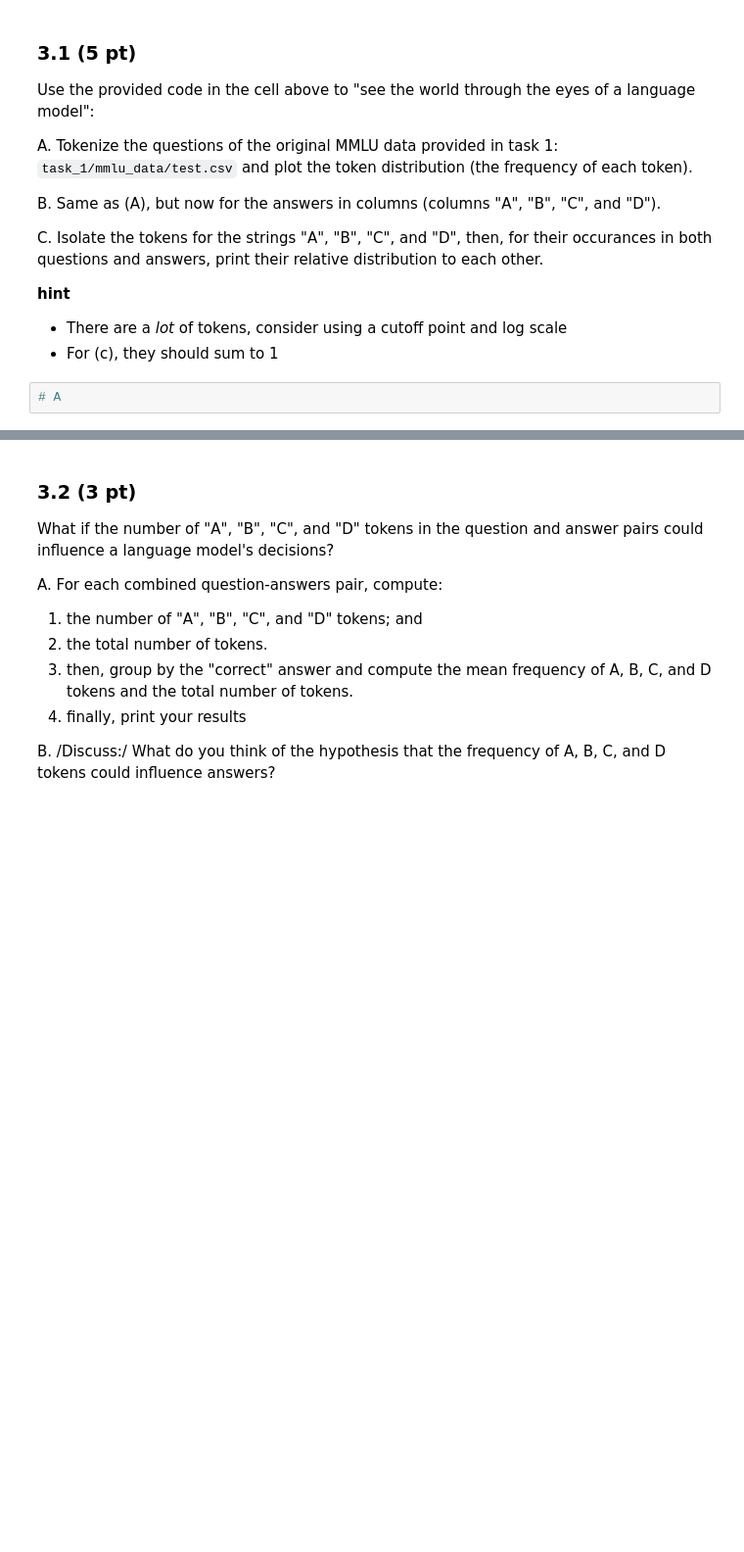
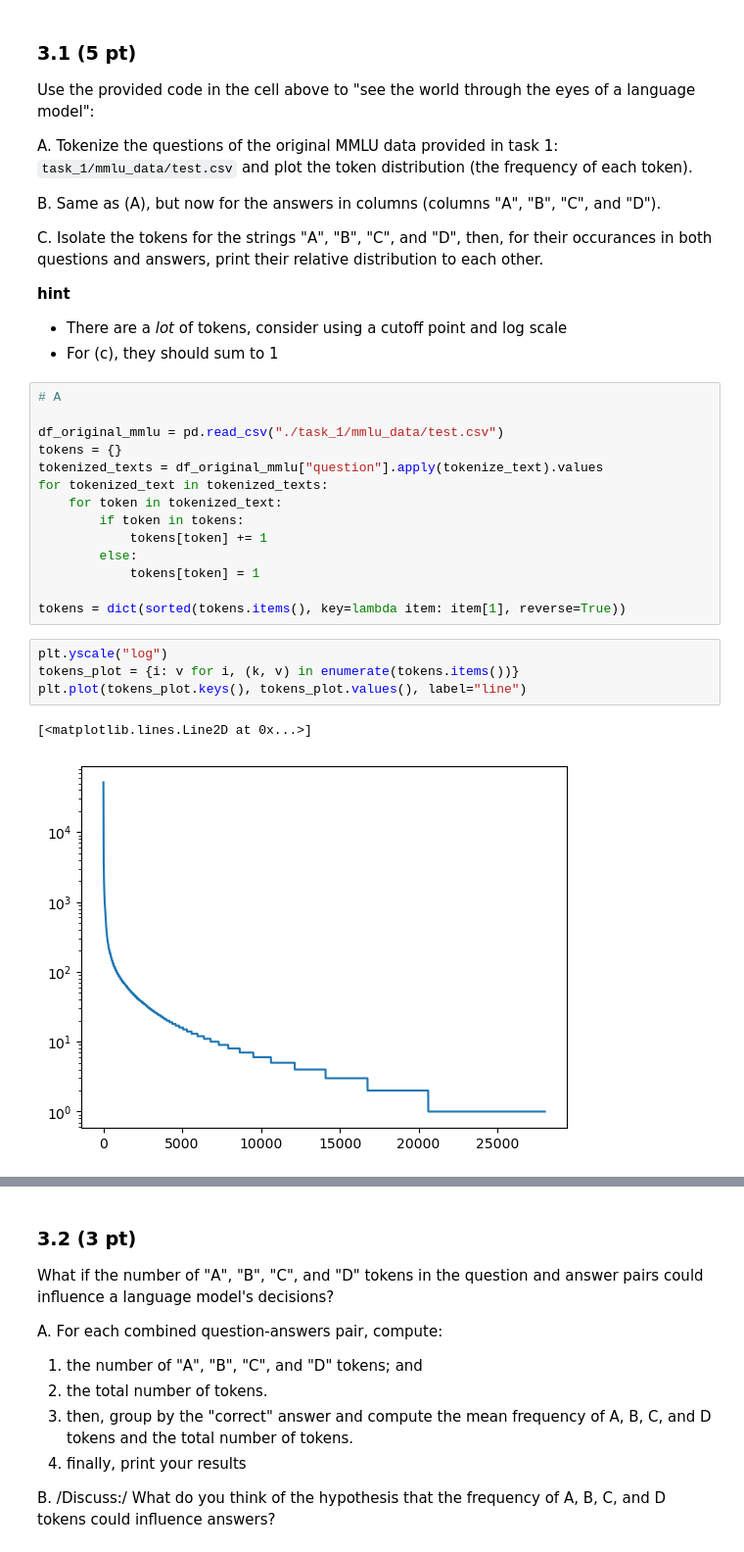
Before and after one commit to MauroPello/EPFL-ADA, a Jupyter notebook: Homework/01_PROJECT_NEUTRALITY/analysis.ipynb, the cells around one changed output, grey strips where cells are left out. Shown at 98% size. Saved outputs shown, nothing was run; the diff lists cells and outputs as text; blank space fills up the shorter version.

```diff
--- a/Homework/01_PROJECT_NEUTRALITY/analysis.ipynb
+++ b/Homework/01_PROJECT_NEUTRALITY/analysis.ipynb
@@ -563,5 +661,24 @@ C. Isolate the tokens for the strings "A", "B", "C", and "D", then, for their oc
 - For (c), they should sum to 1
 # %%
 # A
+
+df_original_mmlu = pd.read_csv("./task_1/mmlu_data/test.csv")
+tokens = {}
+tokenized_texts = df_original_mmlu["question"].apply(tokenize_text).values
+for tokenized_text in tokenized_texts:
+    for token in tokenized_text:
+        if token in tokens:
+            tokens[token] += 1
+        else:
+            tokens[token] = 1
+
+tokens = dict(sorted(tokens.items(), key=lambda item: item[1], reverse=True))
+# %%
+plt.yscale("log")
+tokens_plot = {i: v for i, (k, v) in enumerate(tokens.items())}
+plt.plot(tokens_plot.keys(), tokens_plot.values(), label="line")
+# %% [output]
+[<matplotlib.lines.Line2D at 0x...>]
+[figure, added]
 # %%
 # B
```
Also changed, not shown: parts of 16 cells of this notebook, 1 other file.
